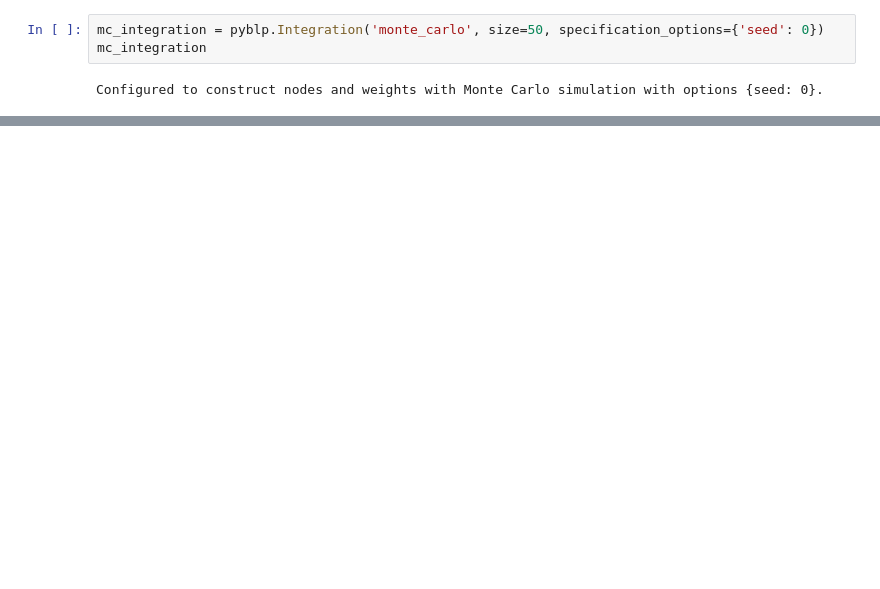
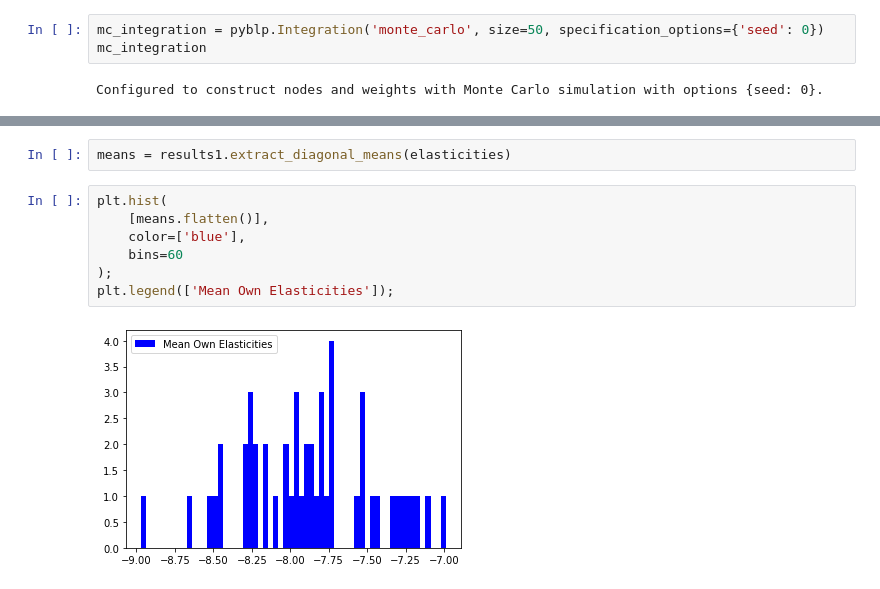
Before and after one commit to Danielasantosc/IO-PSets, a Jupyter notebook: PS2/src/PS2.ipynb, the cells around one changed output, grey strips where cells are left out. Saved outputs shown, nothing was run; the diff lists cells and outputs as text; blank space fills up the shorter version.

```diff
--- a/PS2/src/PS2.ipynb
+++ b/PS2/src/PS2.ipynb
@@ -607,0 +600,11 @@ Computation  Optimizer  Optimization   Objective   Fixed Point  Contraction
+# %%
+means = results1.extract_diagonal_means(elasticities)
+# %%
+plt.hist(
+    [means.flatten()],
+    color=['blue'],
+    bins=60
+);
+plt.legend(['Mean Own Elasticities']);
+# %% [output]
+[figure, added]
```
Also changed, not shown: parts of 16 cells of this notebook, 1 other file.
